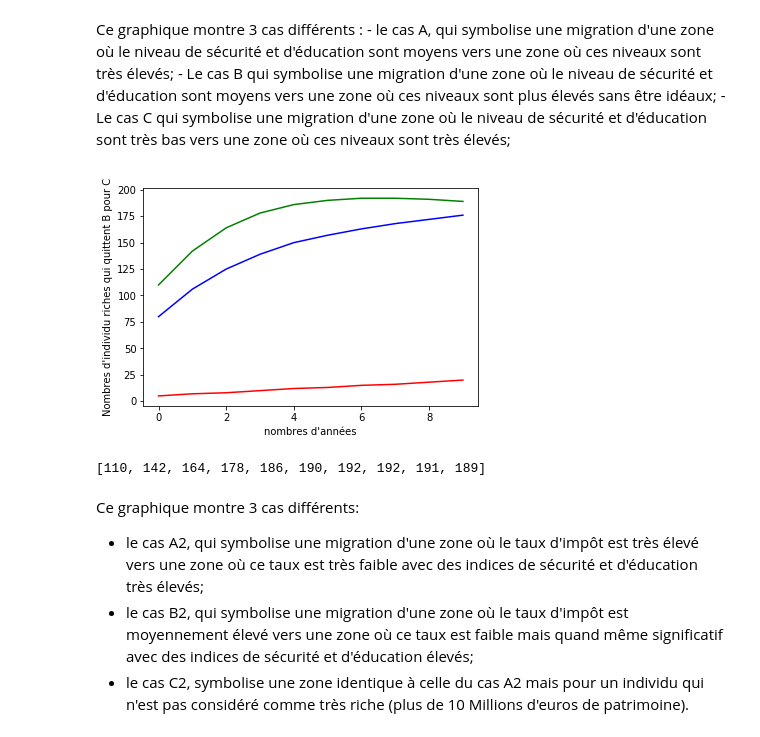
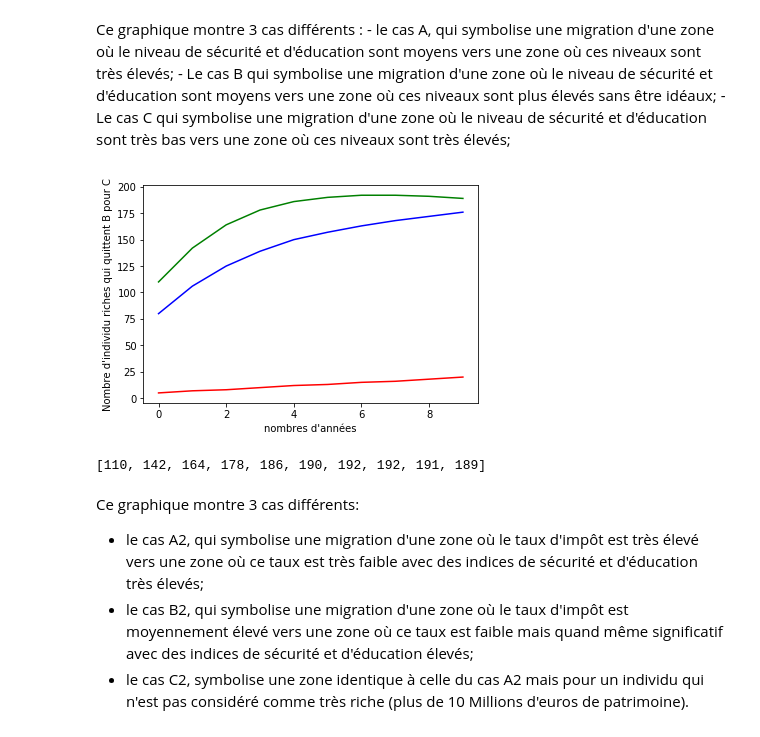
Before and after one commit to Nathceylon/ARE, a Jupyter notebook: notebookARE.ipynb, the cells around one changed output. Saved outputs shown, nothing was run; the diff lists cells and outputs as text; code cells hidden in the pictures.

```diff
--- a/notebookARE.ipynb
+++ b/notebookARE.ipynb
@@ -178,35 +186,35 @@ ind_secuA = 15
 ind_eduA = 25
 #ind_secuB : int
 ind_secuB = 85
 #ind_eduB : int
 ind_eduB = 85
 
 #casA2 : list[int]
 casA2 = liste_depart_BC(10,pop_init, 0.6, 96, 98, 0.15, patrimoine)
 
 #casB2 : list[int]
 casB2 = liste_depart_BC(10,pop_init, 0.45, 81, 78, 0.25, patrimoine)
 
 #casC2 : list[int]
 casC2 = liste_depart_BC(10,pop_init, 0.6, 96, 98, 0.15, 5)
 
 
 
 plt.figure()
 plt.plot(casA2, "g")
 plt.plot(casB2, "r")
 plt.plot(casC2, "b")
 
 
-plt.ylabel("Nombres d'individu riches qui quittent B pour C")
+plt.ylabel("Nombre d'individu riches qui quittent B pour C")
 plt.xlabel("nombres d'années")
 
 plt.show()
 
 
 liste_depart_BC(10,pop_init, 0.6, 96, 98, 0.15, patrimoine)
 # %% [output]
-[figure, old version]
+[figure, new version]
 [110, 142, 164, 178, 186, 190, 192, 192, 191, 189]
 # %% [markdown]
 Ce graphique montre 3 cas différents:
```
Also changed, not shown: parts of 4 cells of this notebook.
